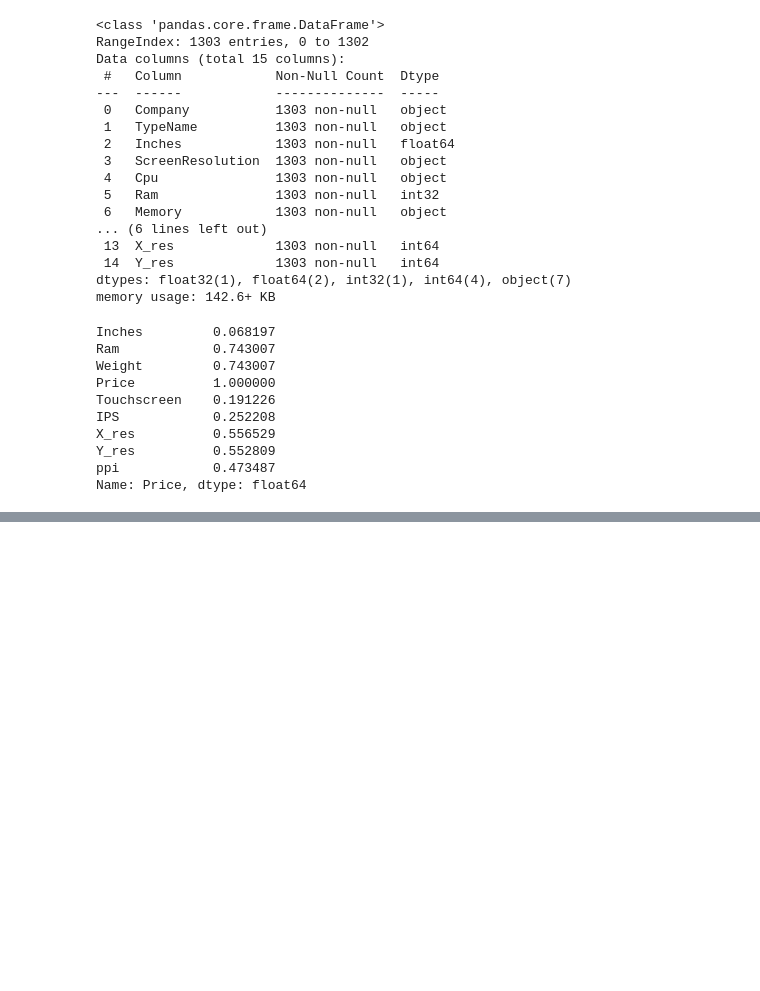
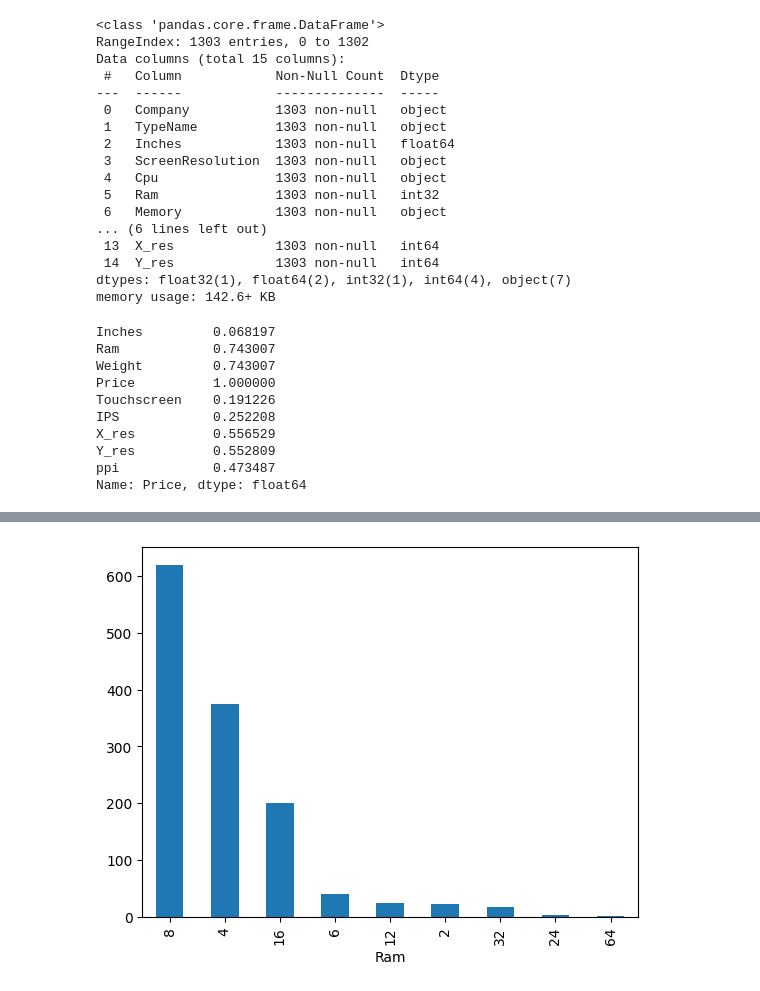
Before and after one commit to hamant-jagwan/Laptop_Price_Prediction, a Jupyter notebook: Laptop_Price_Prediction.ipynb, the cells around one changed output, grey strips where cells are left out. Cells and saved outputs as stored; diff of their text form; code cells hidden in the pictures; blank space fills up the shorter version.

```diff
--- a/Laptop_Price_Prediction.ipynb
+++ b/Laptop_Price_Prediction.ipynb
@@ -263,0 +326,2 @@ df.sample(5)
+# %%
+df.drop(columns = ['Cpu', 'CPU_Name'], inplace= True)
@@ -263,0 +337,4 @@ df.sample(5)
+# %%
+df['Ram'].value_counts().plot(kind = 'bar');
+# %% [output]
+[figure, added]
```
Also changed, not shown: parts of 25 cells of this notebook.
